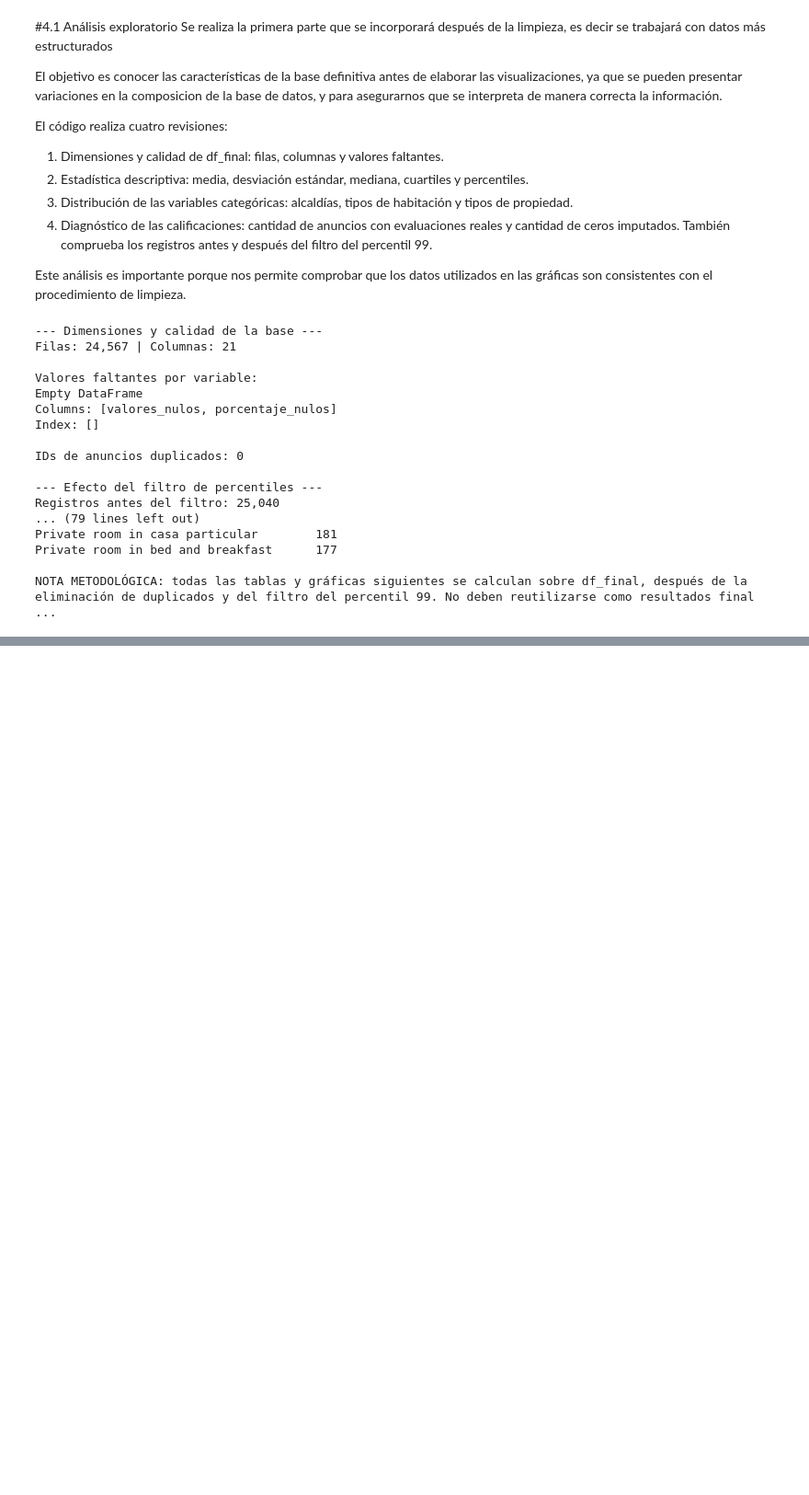
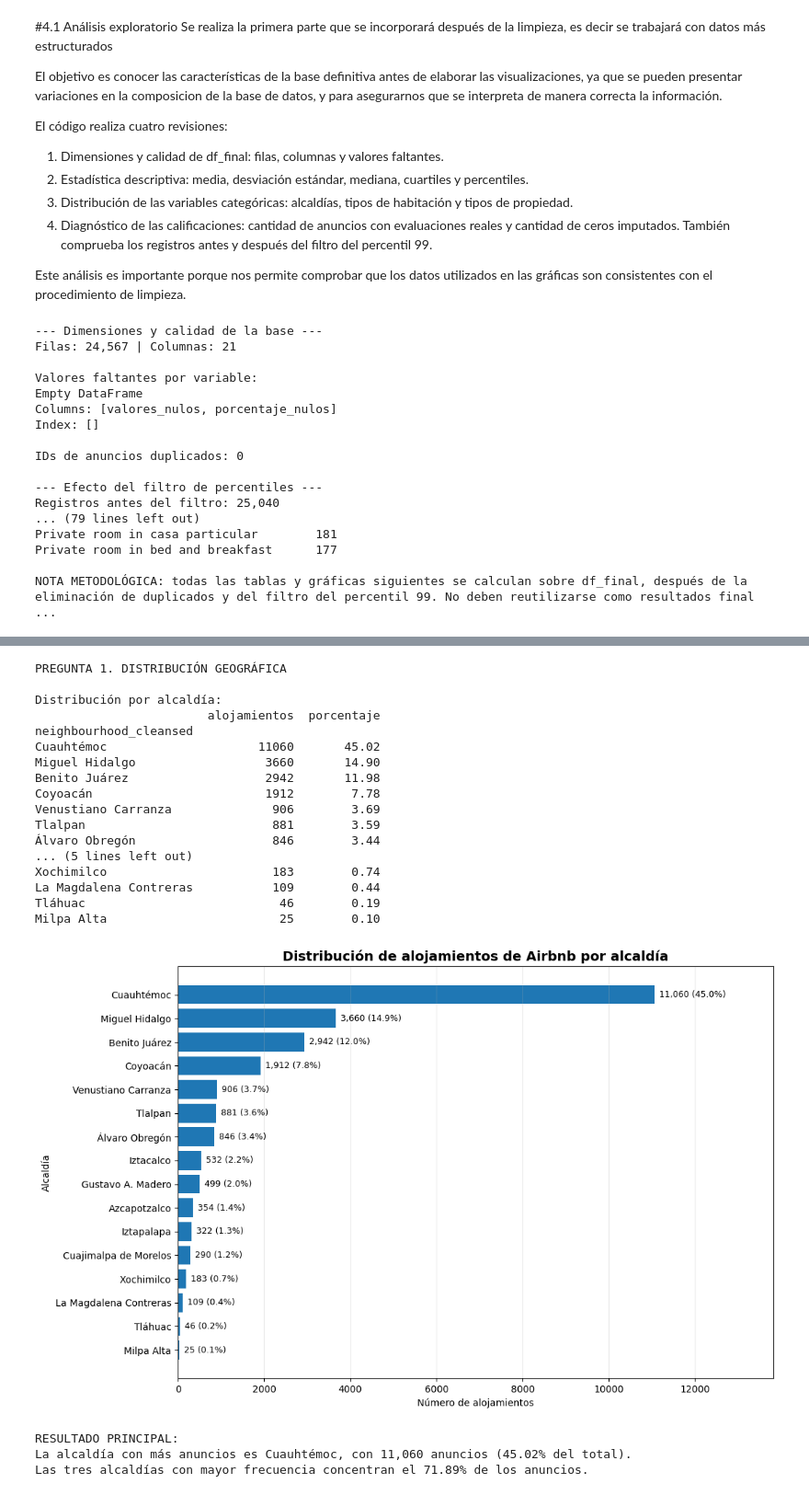
Before and after one commit to serpennskill/Proyecto_equipo_9, a Jupyter notebook: main.ipynb, the cells around one changed output, grey strips where cells are left out. Shown at 92% size. Cells and saved outputs as stored; diff of their text form; code cells hidden in the pictures; blank space fills up the shorter version.

```diff
--- a/main.ipynb
+++ b/main.ipynb
@@ -830,0 +836,76 @@ NOTA METODOLÓGICA: todas las tablas y gráficas siguientes se calculan sobre df
+# %%
+print("PREGUNTA 1. DISTRIBUCIÓN GEOGRÁFICA")
+
+datos_geo = df_viz.dropna(subset=["neighbourhood_cleansed"]).copy()
+frecuencia_alcaldia = datos_geo["neighbourhood_cleansed"].value_counts()
+porcentaje_alcaldia = frecuencia_alcaldia / frecuencia_alcaldia.sum() * 100
+
+tabla_geografica = pd.DataFrame({
+    "alojamientos": frecuencia_alcaldia,
+    "porcentaje": porcentaje_alcaldia
+})
+print("\nDistribución por alcaldía:")
+print(tabla_geografica.round(2).to_string())
+
+# Gráfica de barras
+fig, ax = plt.subplots(figsize=(11, 7))
+frecuencia_ordenada = frecuencia_alcaldia.sort_values(ascending=True)
+barras = ax.barh(
+    frecuencia_ordenada.index.astype(str),
+    frecuencia_ordenada.values
+)
+
+for barra, alcaldia in zip(barras, frecuencia_ordenada.index):
+    valor = int(barra.get_width())
+    porcentaje = porcentaje_alcaldia.loc[alcaldia]
+    ax.text(
+        valor + frecuencia_alcaldia.max() * 0.01,
+        barra.get_y() + barra.get_height() / 2,
+        f"{valor:,} ({porcentaje:.1f}%)",
+        va="center",
+        fontsize=9
+    )
+
+ax.set_title(
+    "Distribución de alojamientos de Airbnb por alcaldía",
+    fontsize=14,
+    fontweight="bold"
+)
+ax.set_xlabel("Número de alojamientos")
+ax.set_ylabel("Alcaldía")
+ax.set_xlim(0, frecuencia_alcaldia.max() * 1.25)
+ax.grid(axis="x", alpha=0.25)
+fig.tight_layout()
+fig.savefig(carpeta_graficas / "01_distribucion_alcaldias.png", dpi=300, bbox_inches="tight")
+plt.show()
+
+top3_participacion = porcentaje_alcaldia.head(3).sum()
+print("\nRESULTADO PRINCIPAL:")
+print(
+    f"La alcaldía con más anuncios es {frecuencia_alcaldia.index[0]}, "
+    f"con {frecuencia_alcaldia.iloc[0]:,} anuncios "
+    f"({porcentaje_alcaldia.iloc[0]:.2f}% del total)."
+)
+print(f"Las tres alcaldías con mayor frecuencia concentran el {top3_participacion:.2f}% de los anuncios.")
+# %% [output]
+PREGUNTA 1. DISTRIBUCIÓN GEOGRÁFICA
+
+Distribución por alcaldía:
+                        alojamientos  porcentaje
+neighbourhood_cleansed
+Cuauhtémoc                     11060       45.02
+Miguel Hidalgo                  3660       14.90
+Benito Juárez                   2942       11.98
+Coyoacán                        1912        7.78
+Venustiano Carranza              906        3.69
+Tlalpan                          881        3.59
+Álvaro Obregón                   846        3.44
+... (5 lines left out)
+Xochimilco                       183        0.74
+La Magdalena Contreras           109        0.44
+Tláhuac                           46        0.19
+Milpa Alta                        25        0.10
+[figure, added]
+RESULTADO PRINCIPAL:
+La alcaldía con más anuncios es Cuauhtémoc, con 11,060 anuncios (45.02% del total).
+Las tres alcaldías con mayor frecuencia concentran el 71.89% de los anuncios.
```
Also changed, not shown: parts of 9 cells of this notebook.
